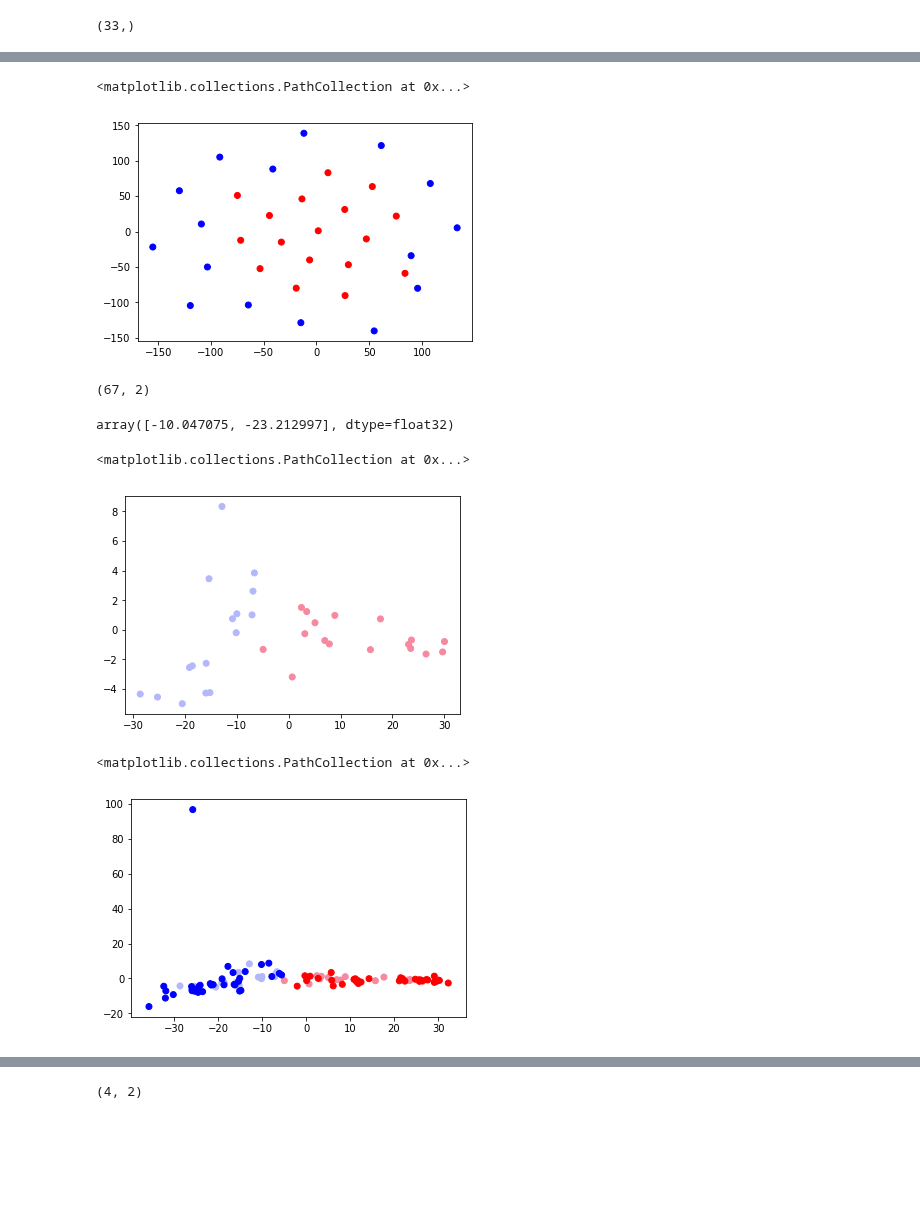
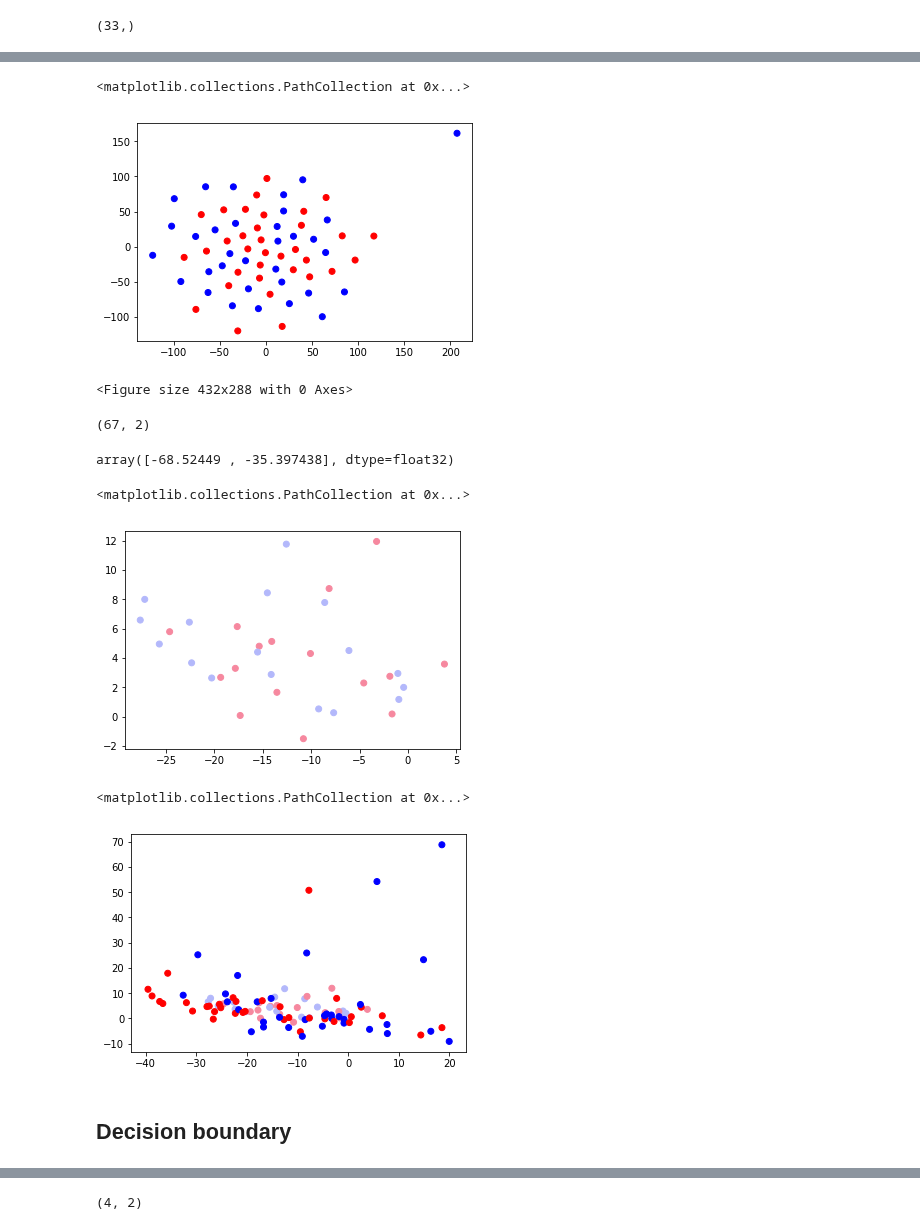
Before and after one commit to tyler-martin-12/tcav_on_azure, a Jupyter notebook: analyze_cavs_azure.ipynb, the cells around one changed output, grey strips where cells are left out. Cells and saved outputs as stored; diff of their text form; code cells hidden in the pictures; blank space fills up the shorter version.

Commit message:
added figures dir

```diff
--- a/analyze_cavs_azure.ipynb
+++ b/analyze_cavs_azure.ipynb
@@ -59,7 +57,7 @@ x1.mean()
 # %% [markdown]
 ## Load x_train
 # %%
-path = os.path.join(working_dir,'cavs/striped_sub_1-random500_0-mixed9-linear-0.1_test.pkl')
+path = os.path.join(working_dir,'cavs/random500_0-random500_1-mixed9-linear-0.1_test.pkl')
 
 with open(path, 'rb') as f:
     data = pickle.load(f)
@@ -128,11 +122,16 @@ x2_test = np.array([a[1] for a  in x_test_embed])
 
 color_test = ['red' if y == 0 else 'blue' for y in y_test]
 # %%
-#plt.scatter(x1_train, x2_train, color = color_train)
-plt.scatter(x1_test, x2_test, color = color_test)
+plt.scatter(x1_train, x2_train, color = color_train)
+#plt.scatter(x1_test, x2_test, color = color_test)
 # %% [output]
 <matplotlib.collections.PathCollection at 0x...>
-[figure, old version]
+[figure, new version]
+# %%
+path = os.path.join(working_dir,'figs/random_1_random_0.png')
+plt.savefig(path,dpi=200)
+# %% [output]
+<Figure size 432x288 with 0 Axes>
 # %%
 ## PCA
 # %%
@@ -146,7 +145,7 @@ x_train_embed.shape
 # %%
 x_train_embed[0]
 # %% [output]
-array([-10.047075, -23.212997], dtype=float32)
+array([-68.52449 , -35.397438], dtype=float32)
 # %%
 # TRAIN
 x_train_embed_pca = np.dot(pca_instance.components_, x_train.T)
@@ -170,10 +169,10 @@ color_test_pca = [light_red if y == 0 else light_blue for y in y_test]
 plt.scatter(x1_test_pca, x2_test_pca, color = color_test_pca)
 # %% [output]
 <matplotlib.collections.PathCollection at 0x...>
-[figure, old version]
+[figure, new version]
 # %%
 plt.scatter(x1_test_pca, x2_test_pca, color = color_test_pca)
 plt.scatter(x1_train_pca, x2_train_pca, color = color_train_pca)
 # %% [output]
 <matplotlib.collections.PathCollection at 0x...>
-[figure, old version]
+[figure, new version]
@@ -181,0 +179,2 @@ plt.scatter(x1_train_pca, x2_train_pca, color = color_train_pca)
+# %% [markdown]
+## Decision boundary
```
Also changed, not shown: parts of 17 cells of this notebook, 4 other files.
